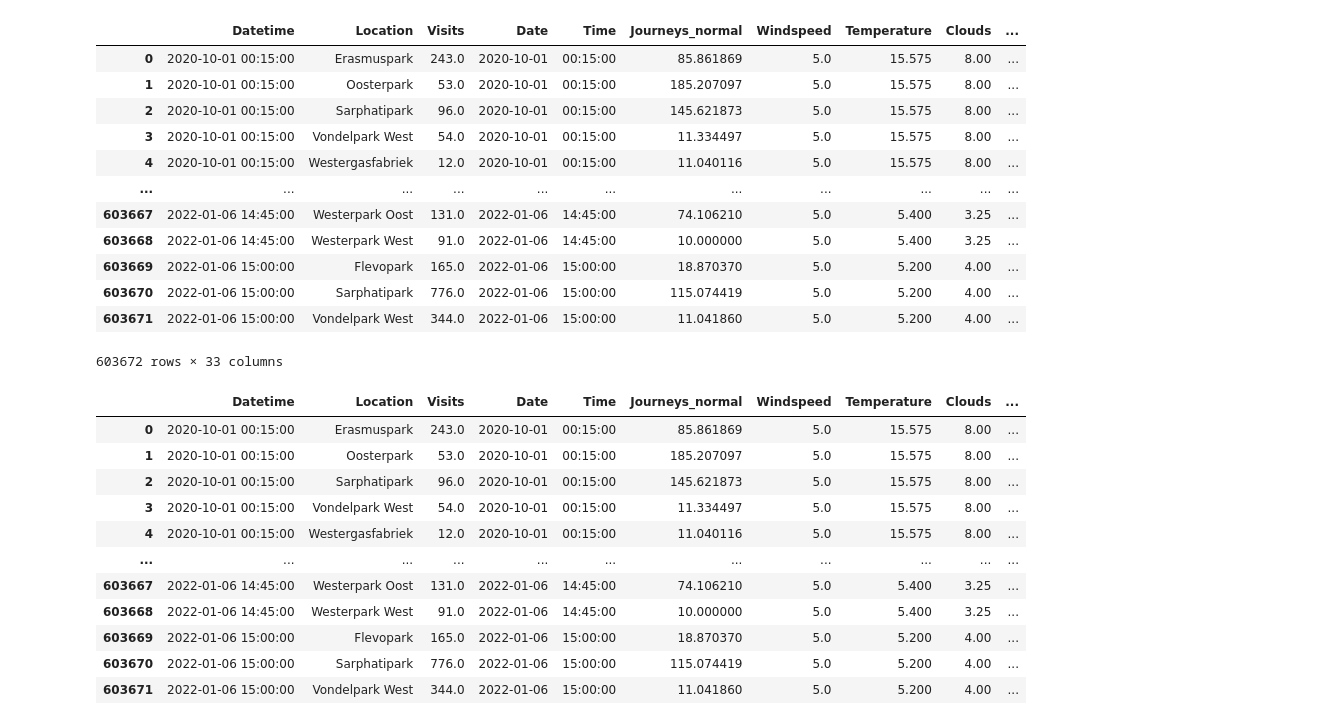
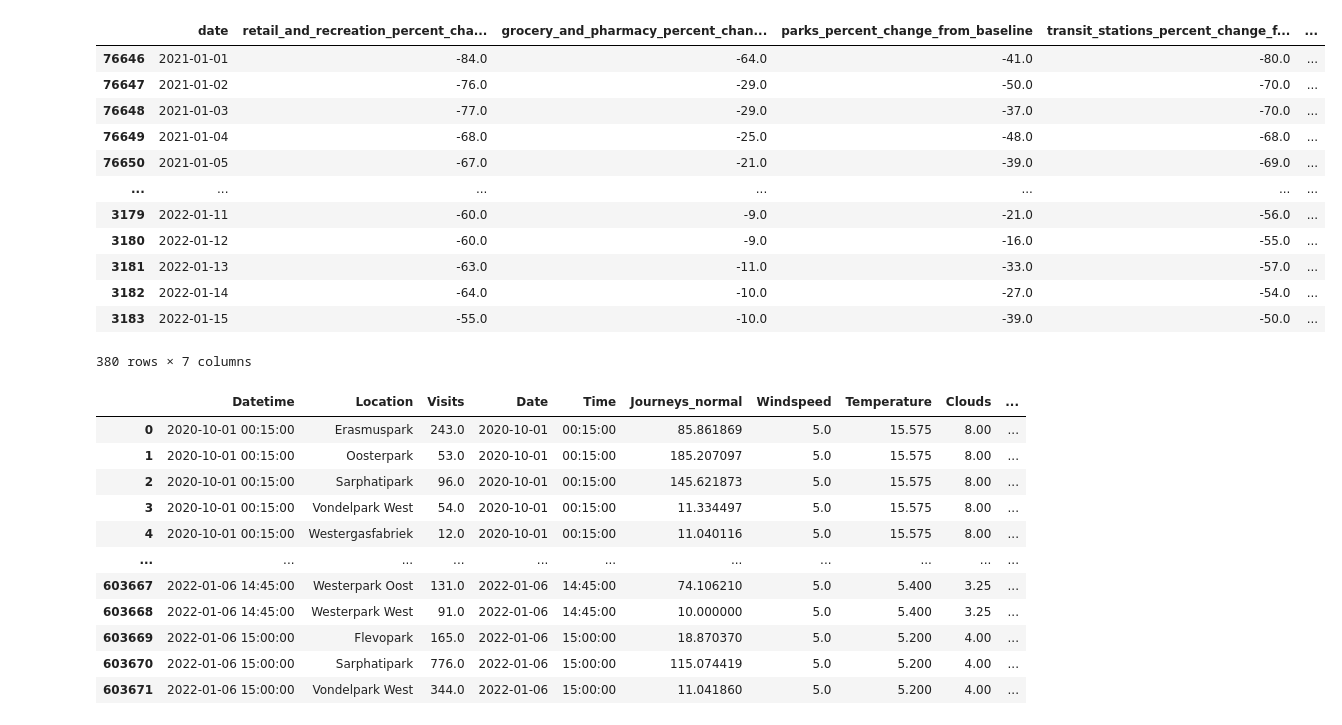
Before and after one commit to lotteph/DSP, a Jupyter notebook: NL_mobility_data.ipynb, the cells around one changed output. Drawn from its saved outputs; the diff is of its cells as text; code cells hidden in the pictures.

```diff
--- a/NL_mobility_data.ipynb
+++ b/NL_mobility_data.ipynb
@@ -11,22 +29,22 @@ amsterdam_mobility = amsterdam_mobility.drop(columns=['metro_area', 'iso_3166_2_
 # %%
 amsterdam_mobility['date'] = pd.to_datetime(amsterdam_mobility['date'])
 Data_df['Date'] = pd.to_datetime(Data_df['Date'])
-# %%
-Data_df
-# %% [output]
-|  | Datetime | Location | Visits | Date | Time | Journeys_normal | Windspeed | Temperature | Clouds | ... |
-| 0 | 2020-10-01 00:15:00 | Erasmuspark | 243.0 | 2020-10-01 | 00:15:00 | 85.861869 | 5.0 | 15.575 | 8.00 | ... |
-| 1 | 2020-10-01 00:15:00 | Oosterpark | 53.0 | 2020-10-01 | 00:15:00 | 185.207097 | 5.0 | 15.575 | 8.00 | ... |
-| 2 | 2020-10-01 00:15:00 | Sarphatipark | 96.0 | 2020-10-01 | 00:15:00 | 145.621873 | 5.0 | 15.575 | 8.00 | ... |
-| 3 | 2020-10-01 00:15:00 | Vondelpark West | 54.0 | 2020-10-01 | 00:15:00 | 11.334497 | 5.0 | 15.575 | 8.00 | ... |
-| 4 | 2020-10-01 00:15:00 | Westergasfabriek | 12.0 | 2020-10-01 | 00:15:00 | 11.040116 | 5.0 | 15.575 | 8.00 | ... |
-| ... | ... | ... | ... | ... | ... | ... | ... | ... | ... | ... |
-| 603667 | 2022-01-06 14:45:00 | Westerpark Oost | 131.0 | 2022-01-06 | 14:45:00 | 74.106210 | 5.0 | 5.400 | 3.25 | ... |
-| 603668 | 2022-01-06 14:45:00 | Westerpark West | 91.0 | 2022-01-06 | 14:45:00 | 10.000000 | 5.0 | 5.400 | 3.25 | ... |
-| 603669 | 2022-01-06 15:00:00 | Flevopark | 165.0 | 2022-01-06 | 15:00:00 | 18.870370 | 5.0 | 5.200 | 4.00 | ... |
-| 603670 | 2022-01-06 15:00:00 | Sarphatipark | 776.0 | 2022-01-06 | 15:00:00 | 115.074419 | 5.0 | 5.200 | 4.00 | ... |
-| 603671 | 2022-01-06 15:00:00 | Vondelpark West | 344.0 | 2022-01-06 | 15:00:00 | 11.041860 | 5.0 | 5.200 | 4.00 | ... |
-603672 rows × 33 columns
+# %%
+amsterdam_mobility.
+# %% [output]
+|  | date | retail_and_recreation_percent_cha... | grocery_and_pharmacy_percent_chan... | parks_percent_change_from_baseline | transit_stations_percent_change_f... | ... |
+| 76646 | 2021-01-01 | -84.0 | -64.0 | -41.0 | -80.0 | ... |
+| 76647 | 2021-01-02 | -76.0 | -29.0 | -50.0 | -70.0 | ... |
+| 76648 | 2021-01-03 | -77.0 | -29.0 | -37.0 | -70.0 | ... |
+| 76649 | 2021-01-04 | -68.0 | -25.0 | -48.0 | -68.0 | ... |
+| 76650 | 2021-01-05 | -67.0 | -21.0 | -39.0 | -69.0 | ... |
+| ... | ... | ... | ... | ... | ... | ... |
+| 3179 | 2022-01-11 | -60.0 | -9.0 | -21.0 | -56.0 | ... |
+| 3180 | 2022-01-12 | -60.0 | -9.0 | -16.0 | -55.0 | ... |
+| 3181 | 2022-01-13 | -63.0 | -11.0 | -33.0 | -57.0 | ... |
+| 3182 | 2022-01-14 | -64.0 | -10.0 | -27.0 | -54.0 | ... |
+| 3183 | 2022-01-15 | -55.0 | -10.0 | -39.0 | -50.0 | ... |
+380 rows × 7 columns
 # %%
 merged_df = Data_df.merge(amsterdam_mobility, how='left', left_on='Date', right_on='date')
 # %%
```
Also changed, not shown: parts of 3 cells of this notebook, 1 other file.
